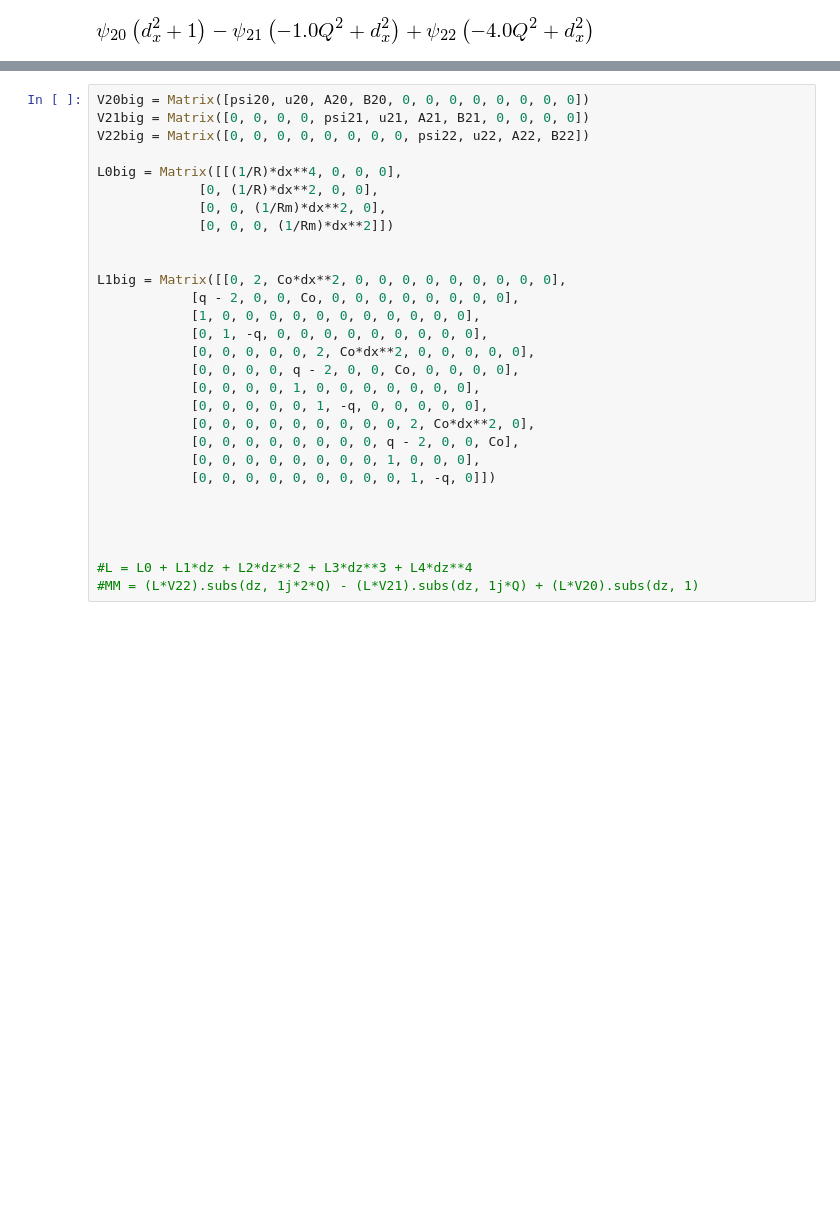
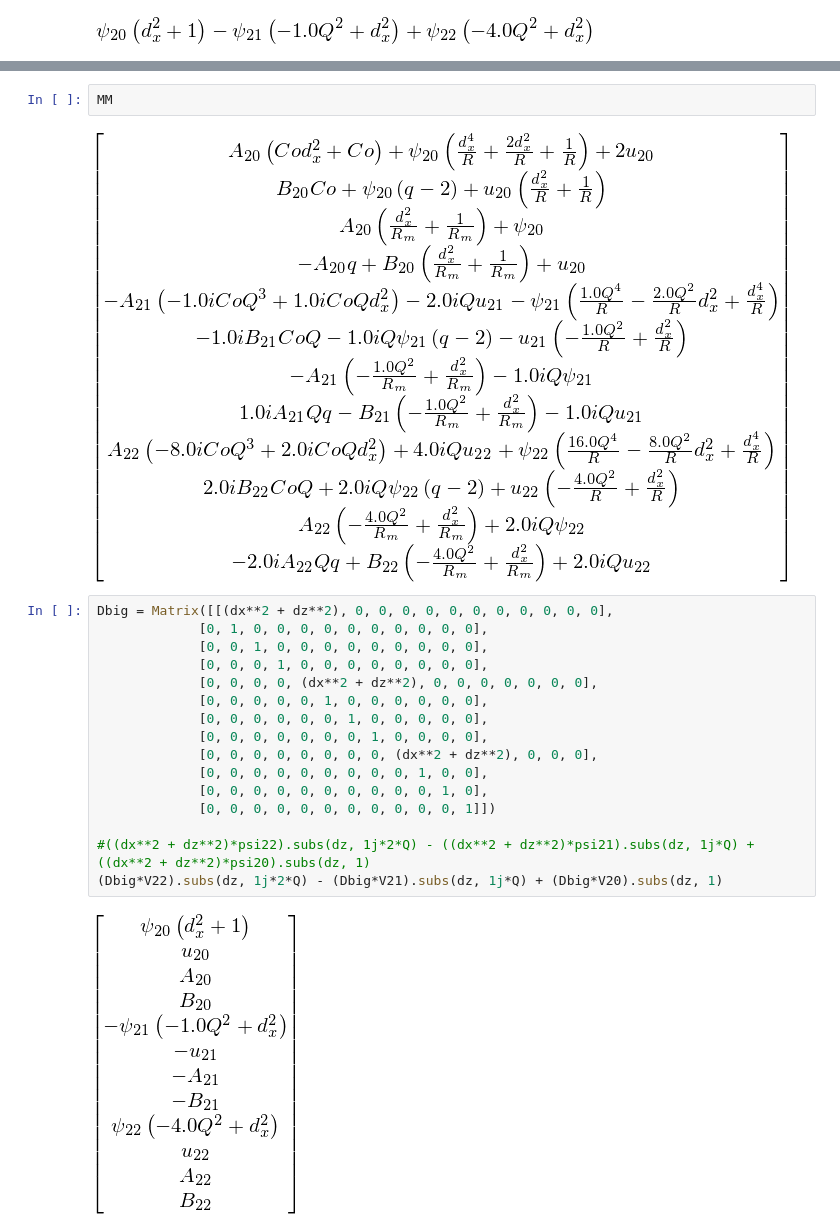
Before and after one commit to jsoishi/weakly_nonlinear_mri, a Jupyter notebook: python/adjoint solution.ipynb, the cells around one changed output, grey strips where cells are left out. Cells and saved outputs as stored; diff of their text form; blank space fills up the shorter version.

```diff
--- a/python/adjoint solution.ipynb
+++ b/python/adjoint solution.ipynb
@@ -180,29 +254,22 @@ MM
+# %%
+MM
+# %% [output]
+[figure, added]
 # %%
-V20big = Matrix([psi20, u20, A20, B20, 0, 0, 0, 0, 0, 0, 0, 0])
-V21big = Matrix([0, 0, 0, 0, psi21, u21, A21, B21, 0, 0, 0, 0])
-V22big = Matrix([0, 0, 0, 0, 0, 0, 0, 0, psi22, u22, A22, B22])
+Dbig = Matrix([[(dx**2 + dz**2), 0, 0, 0, 0, 0, 0, 0, 0, 0, 0, 0],
+             [0, 1, 0, 0, 0, 0, 0, 0, 0, 0, 0, 0],
+             [0, 0, 1, 0, 0, 0, 0, 0, 0, 0, 0, 0],
+             [0, 0, 0, 1, 0, 0, 0, 0, 0, 0, 0, 0],
+             [0, 0, 0, 0, (dx**2 + dz**2), 0, 0, 0, 0, 0, 0, 0],
+             [0, 0, 0, 0, 0, 1, 0, 0, 0, 0, 0, 0],
+             [0, 0, 0, 0, 0, 0, 1, 0, 0, 0, 0, 0],
+             [0, 0, 0, 0, 0, 0, 0, 1, 0, 0, 0, 0],
+             [0, 0, 0, 0, 0, 0, 0, 0, (dx**2 + dz**2), 0, 0, 0],
+             [0, 0, 0, 0, 0, 0, 0, 0, 0, 1, 0, 0],
+             [0, 0, 0, 0, 0, 0, 0, 0, 0, 0, 1, 0],
+             [0, 0, 0, 0, 0, 0, 0, 0, 0, 0, 0, 1]])
 
-L0big = Matrix([[(1/R)*dx**4, 0, 0, 0],
-             [0, (1/R)*dx**2, 0, 0],
-             [0, 0, (1/Rm)*dx**2, 0],
-             [0, 0, 0, (1/Rm)*dx**2]])
-
-
-L1big = Matrix([[0, 2, Co*dx**2, 0, 0, 0, 0, 0, 0, 0, 0, 0],
-            [q - 2, 0, 0, Co, 0, 0, 0, 0, 0, 0, 0, 0],
-            [1, 0, 0, 0, 0, 0, 0, 0, 0, 0, 0, 0],
-            [0, 1, -q, 0, 0, 0, 0, 0, 0, 0, 0, 0],
-            [0, 0, 0, 0, 0, 2, Co*dx**2, 0, 0, 0, 0, 0],
-            [0, 0, 0, 0, q - 2, 0, 0, Co, 0, 0, 0, 0],
-            [0, 0, 0, 0, 1, 0, 0, 0, 0, 0, 0, 0],
-            [0, 0, 0, 0, 0, 1, -q, 0, 0, 0, 0, 0],
-            [0, 0, 0, 0, 0, 0, 0, 0, 0, 2, Co*dx**2, 0],
-            [0, 0, 0, 0, 0, 0, 0, 0, q - 2, 0, 0, Co],
-            [0, 0, 0, 0, 0, 0, 0, 0, 1, 0, 0, 0],
-            [0, 0, 0, 0, 0, 0, 0, 0, 0, 1, -q, 0]])
-
-
-
-
-#L = L0 + L1*dz + L2*dz**2 + L3*dz**3 + L4*dz**4
-#MM = (L*V22).subs(dz, 1j*2*Q) - (L*V21).subs(dz, 1j*Q) + (L*V20).subs(dz, 1)
+#((dx**2 + dz**2)*psi22).subs(dz, 1j*2*Q) - ((dx**2 + dz**2)*psi21).subs(dz, 1j*Q) + ((dx**2 + dz**2)*psi20).subs(dz, 1)
+(Dbig*V22).subs(dz, 1j*2*Q) - (Dbig*V21).subs(dz, 1j*Q) + (Dbig*V20).subs(dz, 1)
+# %% [output]
+[figure, added]
```
Also changed, not shown: parts of 1 cell of this notebook, 1 other file.
